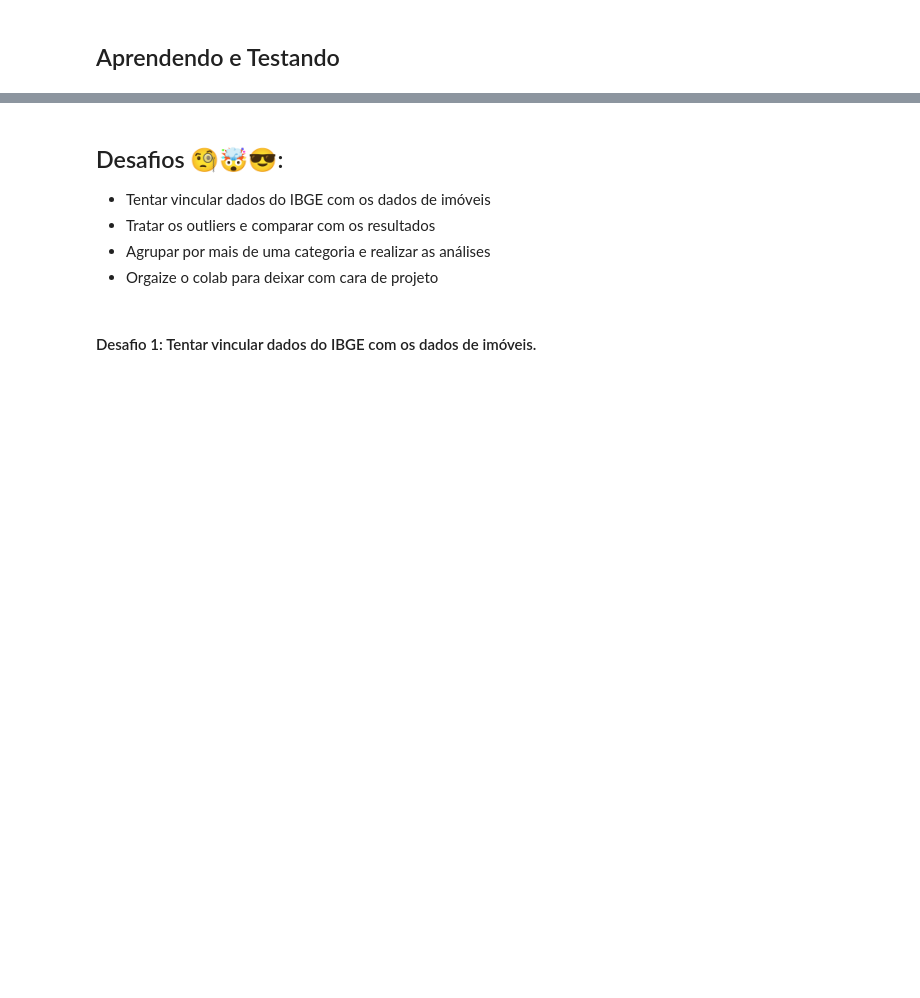
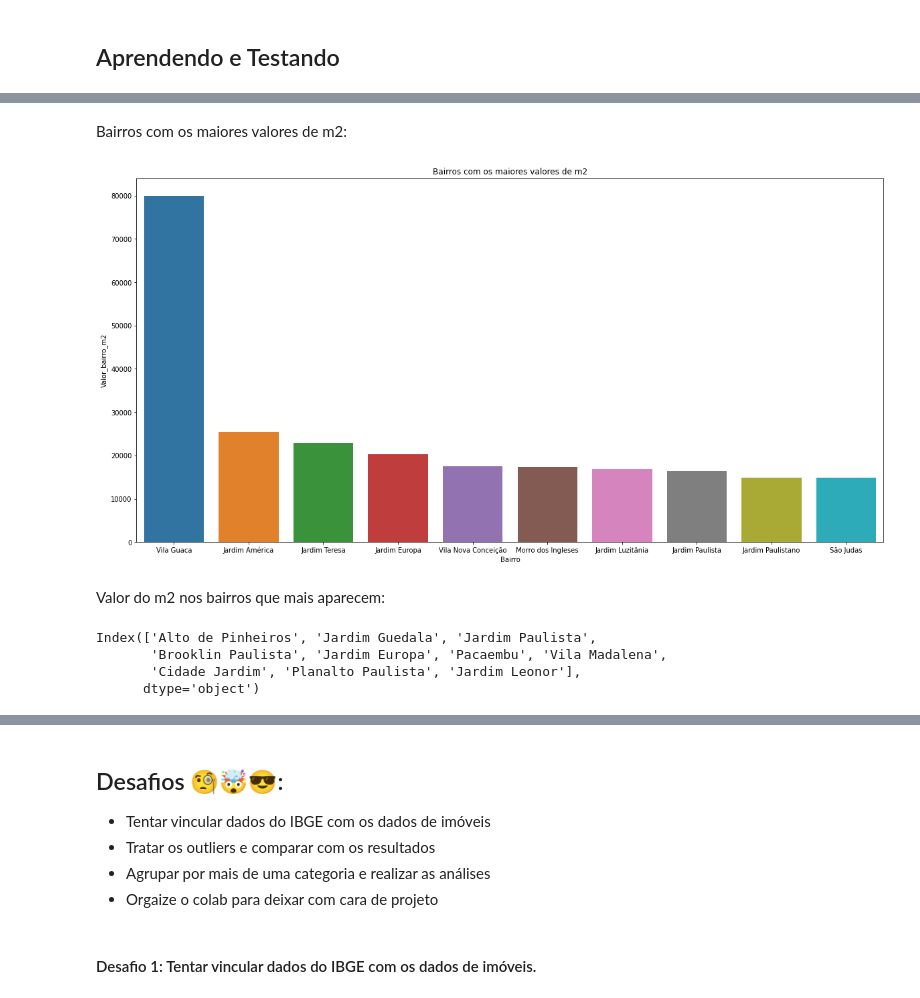
Before and after one commit to AlissonAnjos21/imersao_dados_alura, a Jupyter notebook: Aula_03_Imersão_de_Dados_04_Pesquisa_de_Imóveis_em_São_Paulo.ipynb, the cells around one changed output, grey strips where cells are left out. Saved outputs shown, nothing was run; the diff lists cells and outputs as text; code cells hidden in the pictures; blank space fills up the shorter version.

```diff
--- a/Aula_03_Imersão_de_Dados_04_Pesquisa_de_Imóveis_em_São_Paulo.ipynb
+++ b/Aula_03_Imersão_de_Dados_04_Pesquisa_de_Imóveis_em_São_Paulo.ipynb
@@ -17,0 +181,3 @@ pd.set_option('display.float_format', lambda x: '%.2f' % x)
+# %%
+top_10_m2 = district_value.sort_values(by = ['Valor_bairro_m2'], ascending = False).head(10)
+top_10_m2
@@ -17,0 +196,19 @@ pd.set_option('display.float_format', lambda x: '%.2f' % x)
+# %% [markdown]
+Bairros com os maiores valores de m2:
+# %%
+plt.figure(figsize = (20, 10))
+barplot_2 = sns.barplot(data = top_10_m2, x = 'Bairro', y = 'Valor_bairro_m2')
+barplot_2.set_title('Bairros com os maiores valores de m2')
+plt.show()
+# %% [output]
+[figure, added]
+# %% [markdown]
+Valor do m2 nos bairros que mais aparecem:
+# %%
+top_10_district = data_base_2['Bairro'].value_counts()[:10].index
+top_10_district
+# %% [output]
+Index(['Alto de Pinheiros', 'Jardim Guedala', 'Jardim Paulista',
+       'Brooklin Paulista', 'Jardim Europa', 'Pacaembu', 'Vila Madalena',
+       'Cidade Jardim', 'Planalto Paulista', 'Jardim Leonor'],
+      dtype='object')
```
Also changed, not shown: parts of 22 cells of this notebook.
